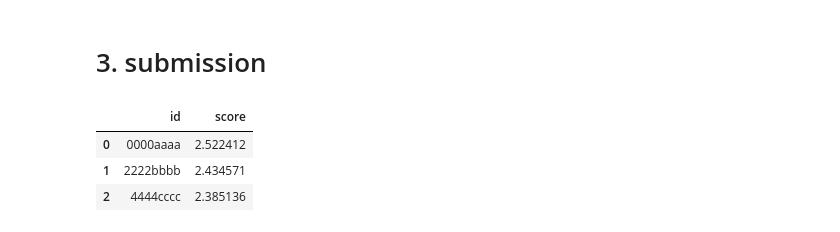
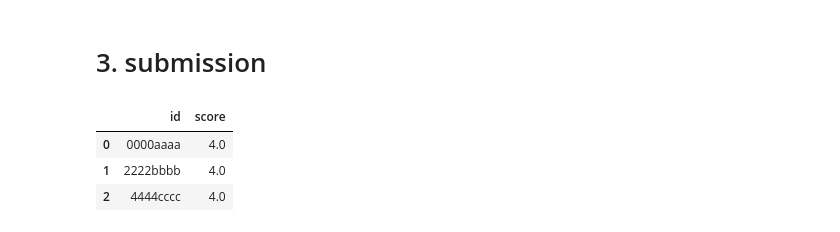
Before and after one commit to takeokikkuchi/LinkingWriting, a Jupyter notebook: 02.model/02-predcit.ipynb, the cells around one changed output. Drawn from its saved outputs; the diff is of its cells as text; code cells hidden in the pictures.

```diff
--- a/02.model/02-predcit.ipynb
+++ b/02.model/02-predcit.ipynb
@@ -399,2 +434,6 @@ metric = "rsme"
+# %%
+def classify_predict_vectorize(lis):
+    res = np.vectorize(classify_predict)(lis)
+    return res
 # %% [markdown]
 ## 2-2. AutoML
@@ -599,6 +691,8 @@ Best trial: {'max_depth': 3, 'learning_rate': 0.029059302771127754, 'n_estimator
 # %%
 models["lgb"] = lgb_dict
 models["xgb"] = xgb_dict
+# models["tpot"] = tpot_dict
+models["rf"] = rf_dict
 # %% [markdown]
 ## 2-3. train lGBM
 # %%
@@ -646,19 +740,38 @@ for fold_id, (trn_idx, val_idx) in enumerate(kfold.split(train_feats[feature_nam
             pred_test = model.predict(test_feats[feature_names], num_iteration=model.best_iteration_)
             prediction[obj_column] += pred_test / kfold.n_splits
 
+        elif key == "rf":
+            model = best_model.fit(X_train,Y_train)
+            pred_val = model.predict(X_val)
+            pred_test = model.predict(test_feats[feature_names])
+            prediction[obj_column] += pred_test / kfold.n_splits
+        elif key == "tpot":
+            model = best_model.fit(X_train,
+                      Y_train,
+                      eval_names=['train', 'valid'],
+                      eval_set=[(X_train, Y_train), (X_val, Y_val)],
+                      verbose=20,
+                      eval_metric= metric,
+                      early_stopping_rounds=50)
+            pred_val = model.predict(X_val, num_iteration=model.best_iteration_)
+            pred_test = model.predict(test_feats[feature_names], num_iteration=model.best_iteration_)
+            prediction[obj_column] += pred_test / kfold.n_splits
+
+
         df_oof = train_feats.iloc[val_idx][[exp_key_column, obj_column]].copy()
         df_oof['pred'] = pred_val
         oof.append(df_oof)
 
 
         models[key]["prediction"] = prediction
-
-        df_importance = pd.DataFrame({
-            'column': feature_names,
-            'importance': model.feature_importances_,
-        })
-        df_importance_list.append(df_importance)
-
+        if key in ["lgb","xgb"]:
+            df_importance = pd.DataFrame({
+                'column': feature_names,
+                'importance': model.feature_importances_,
+            })
+            df_importance_list.append(df_importance)
+        else:
+            df_importance = pd.DataFrame([])
         del model, pred_val, pred_test
         gc.collect()
         df_oof = pd.concat(oof)
@@ -695,11 +812,12 @@ xgb
 # %% [markdown]
 # 3. submission
 # %%
+# prediction['score'] = np.clip(prediction['score'], a_min=0.5, a_max=6.0)
+prediction['score'] = classify_predict_vectorize(models["lgb"]["prediction"]["score"])
 display(prediction)
-prediction['score'] = np.clip(prediction['score'], a_min=0.5, a_max=6.0)
 prediction.to_csv('submission.csv', index=False)
 # %% [output]
 |  | id | score |
-| 0 | 0000aaaa | 2.522412 |
-| 1 | 2222bbbb | 2.434571 |
-| 2 | 4444cccc | 2.385136 |
+| 0 | 0000aaaa | 4.0 |
+| 1 | 2222bbbb | 4.0 |
+| 2 | 4444cccc | 4.0 |
```
Also changed, not shown: parts of 24 cells of this notebook.
